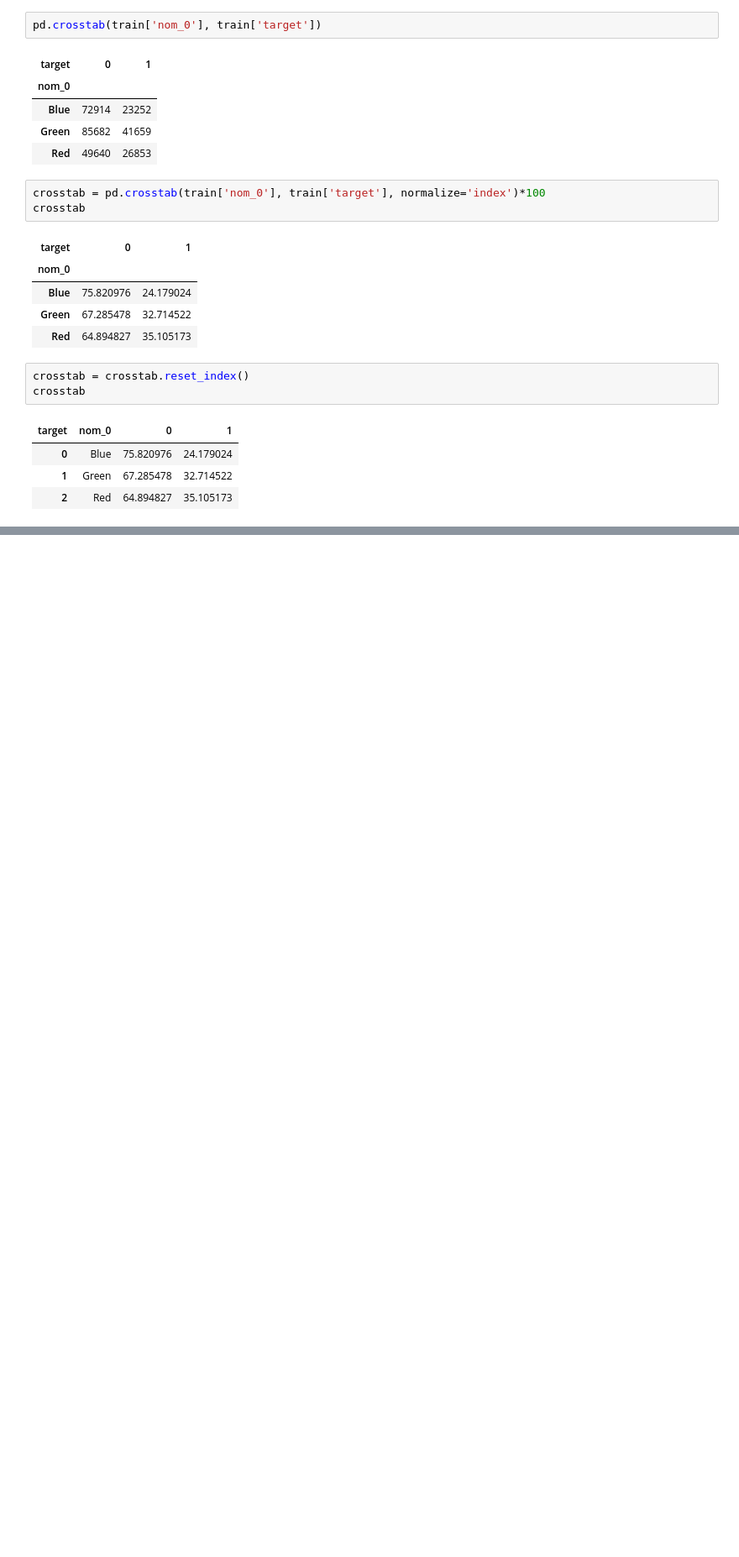
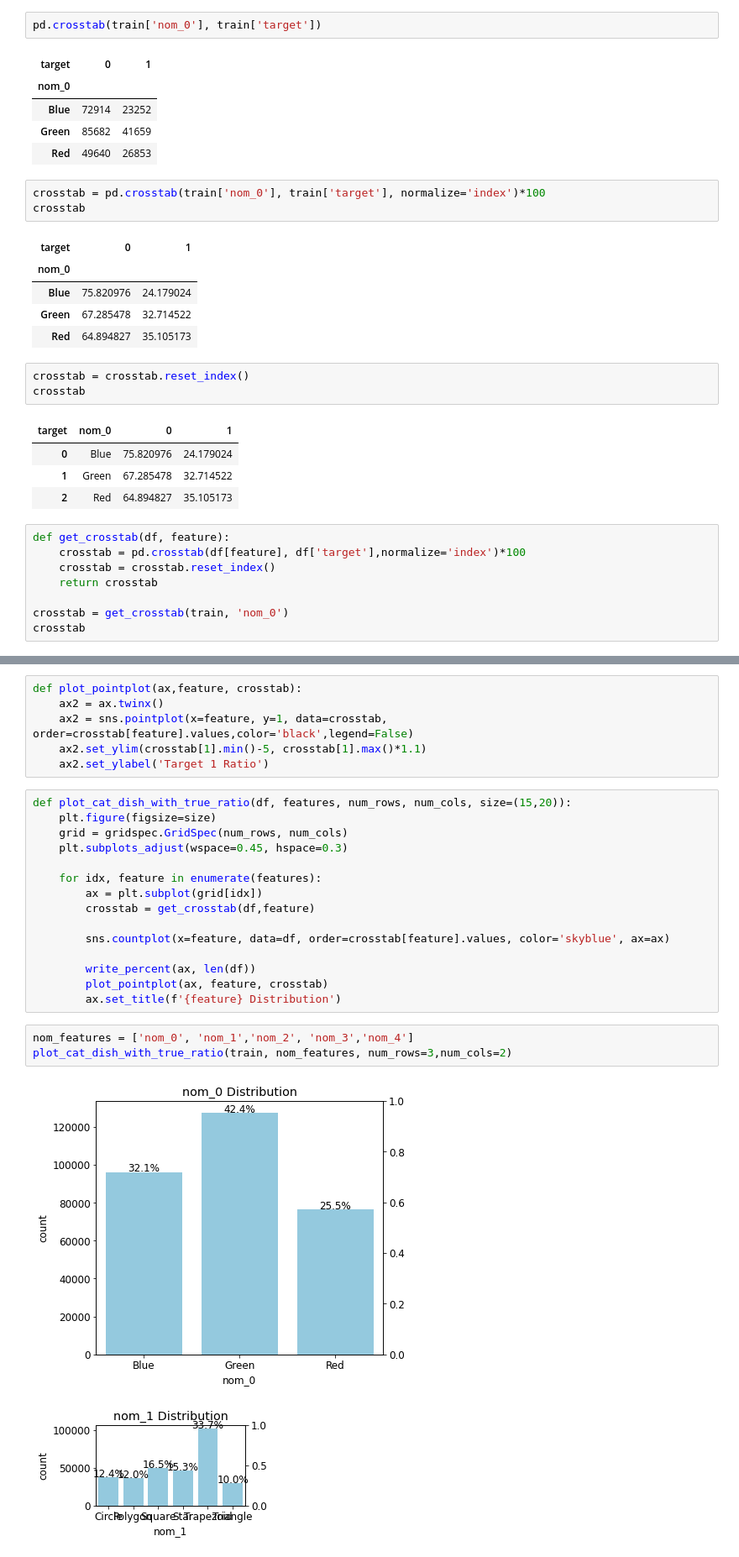
Before and after one commit to Ckck12/Kaggle-, a Jupyter notebook: 범주형데이터이진분류.ipynb, the cells around one changed output, grey strips where cells are left out. Shown: that part at 84% size. Drawn from its saved outputs; the diff is of its cells as text; blank space fills up the shorter version.

```diff
--- a/범주형데이터이진분류.ipynb
+++ b/범주형데이터이진분류.ipynb
@@ -230,3 +230,11 @@ crosstab
 | 0 | Blue | 75.820976 | 24.179024 |
 | 1 | Green | 67.285478 | 32.714522 |
 | 2 | Red | 64.894827 | 35.105173 |
+# %%
+def get_crosstab(df, feature):
+    crosstab = pd.crosstab(df[feature], df['target'],normalize='index')*100
+    crosstab = crosstab.reset_index()
+    return crosstab
+
+crosstab = get_crosstab(train, 'nom_0')
+crosstab
@@ -232,0 +246,27 @@ crosstab
+# %%
+def plot_pointplot(ax,feature, crosstab):
+    ax2 = ax.twinx()
+    ax2 = sns.pointplot(x=feature, y=1, data=crosstab, order=crosstab[feature].values,color='black',legend=False)
+    ax2.set_ylim(crosstab[1].min()-5, crosstab[1].max()*1.1)
+    ax2.set_ylabel('Target 1 Ratio')
+# %%
+def plot_cat_dish_with_true_ratio(df, features, num_rows, num_cols, size=(15,20)):
+    plt.figure(figsize=size)
+    grid = gridspec.GridSpec(num_rows, num_cols)
+    plt.subplots_adjust(wspace=0.45, hspace=0.3)
+
+    for idx, feature in enumerate(features):
+        ax = plt.subplot(grid[idx])
+        crosstab = get_crosstab(df,feature)
+
+        sns.countplot(x=feature, data=df, order=crosstab[feature].values, color='skyblue', ax=ax)
+
+        write_percent(ax, len(df))
+        plot_pointplot(ax, feature, crosstab)
+        ax.set_title(f'{feature} Distribution')
+# %%
+nom_features = ['nom_0', 'nom_1','nom_2', 'nom_3','nom_4']
+plot_cat_dish_with_true_ratio(train, nom_features, num_rows=3,num_cols=2)
+# %% [output]
+[figure, added]
+[figure, added]
```
Also changed, not shown: parts of 3 cells of this notebook.
